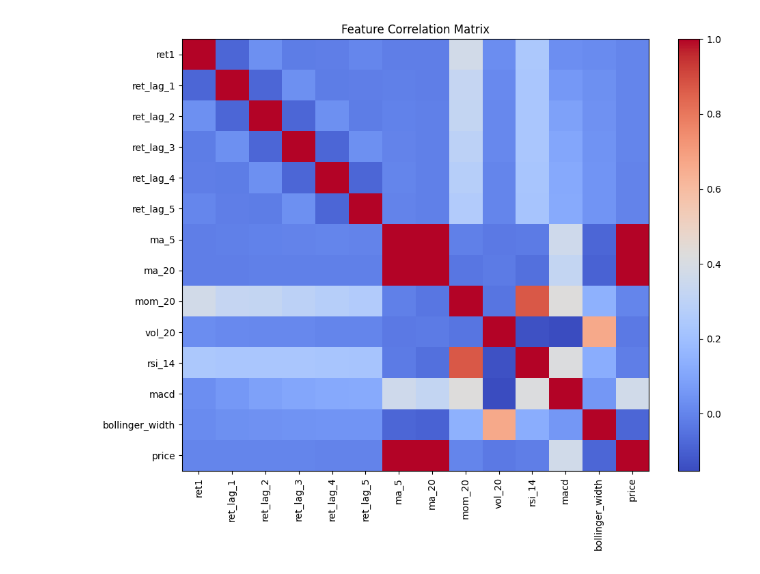
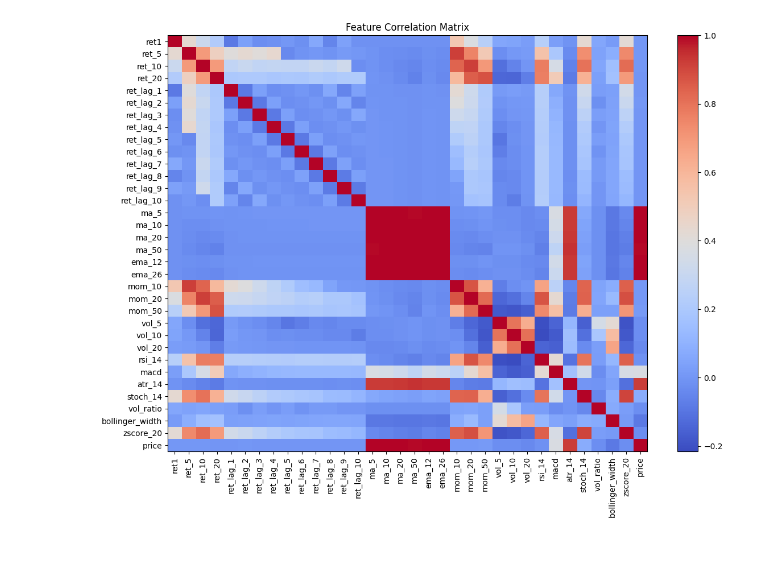
Before and after one commit to leowu555/stock-predictor-ML-model, a Jupyter notebook: stock_predictor.ipynb, the cells around one changed output. Drawn from its saved outputs; the diff is of its cells as text; code cells hidden in the pictures.

```diff
--- a/stock_predictor.ipynb
+++ b/stock_predictor.ipynb
@@ -23,43 +67,55 @@ def rsi(series, period=14):
 # %%
 def make_features(df):
-
     if "Adj Close" not in df.columns:
         raise ValueError("Missing 'Adj Close' column")
 
-    price = df["Adj Close"]
-    if isinstance(price, pd.DataFrame):
-        price = price.iloc[:, 0]
-
-    price = price.copy()
+    price = get_series(df, "Adj Close")
+    volume = get_series(df, "Volume")
     ret = price.pct_change()
 
     feat = pd.DataFrame(index=df.index)
 
     feat["ret1"] = ret
+    feat["ret_5"] = price.pct_change(5)
+    feat["ret_10"] = price.pct_change(10)
+    feat["ret_20"] = price.pct_change(20)
 
-    for k in range(1, 6):
+    for k in range(1, 11):
         feat[f"ret_lag_{k}"] = ret.shift(k)
 
     feat["ma_5"] = price.rolling(5).mean()
+    feat["ma_10"] = price.rolling(10).mean()
     feat["ma_20"] = price.rolling(20).mean()
+    feat["ma_50"] = price.rolling(50).mean()
 
-    feat["mom_20"] = (price / feat["ma_20"]) - 1
+    feat["ema_12"] = ema(price, 12)
+    feat["ema_26"] = ema(price, 26)
 
+    feat["mom_10"] = price / feat["ma_10"] - 1
+    feat["mom_20"] = price / feat["ma_20"] - 1
+    feat["mom_50"] = price / feat["ma_50"] - 1
+
+    feat["vol_5"] = ret.rolling(5).std()
+    feat["vol_10"] = ret.rolling(10).std()
     feat["vol_20"] = ret.rolling(20).std()
 
     feat["rsi_14"] = rsi(price, 14)
+    feat["macd"] = feat["ema_12"] - feat["ema_26"]
+    feat["atr_14"] = atr(df, 14)
+    feat["stoch_14"] = stochastic_oscillator(df, 14)
 
-    ema_short = price.ewm(span=12, adjust=False).mean()
-    ema_long = price.ewm(span=26, adjust=False).mean()
-    feat["macd"] = ema_short - ema_long
+    vol_ma_20 = volume.rolling(20).mean()
+    feat["vol_ratio"] = volume / (vol_ma_20 + 1e-12)
 
     ma = price.rolling(20).mean()
     std = price.rolling(20).std()
     upper = ma + 2 * std
     lower = ma - 2 * std
-    feat["bollinger_width"] = (upper - lower) / ma
+    feat["bollinger_width"] = (upper - lower) / (ma + 1e-12)
+    feat["zscore_20"] = (price - ma) / (std + 1e-12)
 
     feat["target_next_ret"] = ret.shift(-1)
+    feat["target_direction"] = (feat["target_next_ret"] > 0).astype(int)
     feat["price"] = price
 
     return feat.dropna()
@@ -209,14 +406,14 @@ plt.show()
 # %%
-corr = feat.drop(columns=["target_next_ret"]).corr()
+corr = feat.drop(columns=["target_next_ret", "target_direction"]).corr()
 
-plt.figure(figsize=(10, 8))
+plt.figure(figsize=(12, 9))
 plt.imshow(corr, cmap="coolwarm", aspect="auto")
 plt.colorbar()
 plt.xticks(range(len(corr.columns)), corr.columns, rotation=90)
 plt.yticks(range(len(corr.columns)), corr.columns)
 plt.title("Feature Correlation Matrix")
 plt.tight_layout()
 plt.show()
 # %% [output]
-[figure, old version]
+[figure, new version]
 # %%
```
Also changed, not shown: parts of 27 cells of this notebook.
